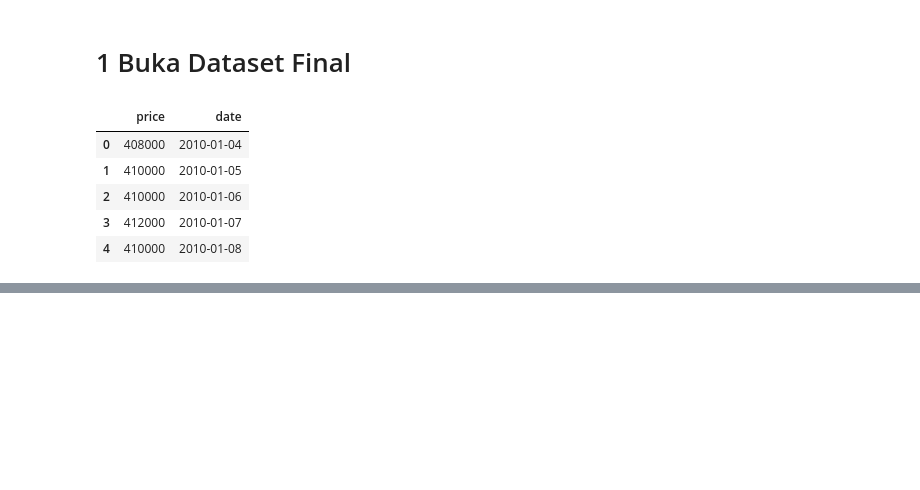
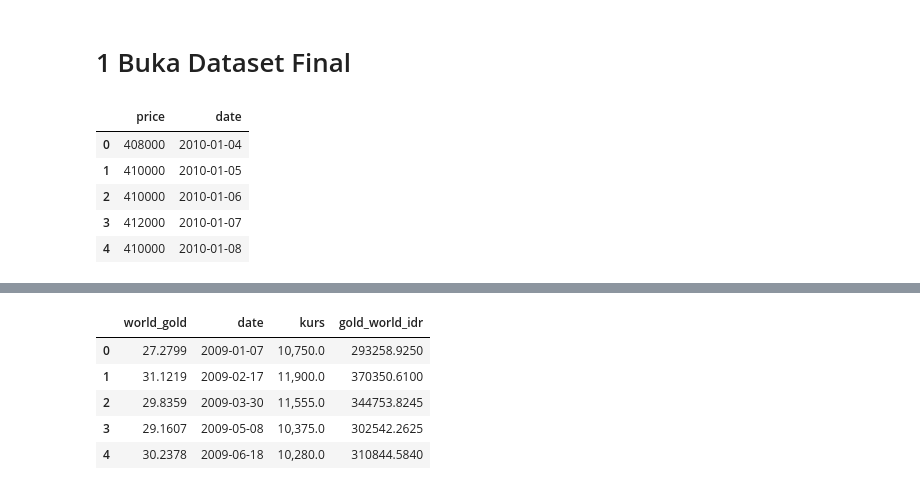
Before and after one commit to artsyhrstn/Perbandingan-Aset, a Jupyter notebook: ambil-emas-antam.ipynb, the cells around one changed output, grey strips where cells are left out. Drawn from its saved outputs; the diff is of its cells as text; code cells hidden in the pictures; blank space fills up the shorter version.

```diff
--- a/ambil-emas-antam.ipynb
+++ b/ambil-emas-antam.ipynb
@@ -87,0 +140,21 @@ plt.show()
+# %%
+# Define the file path
+usd_idr_csv_file_path = 'dataset/USD_IDR Historical Data.csv'
+
+# Read the CSV file into a DataFrame
+usd_idr_df = pd.read_csv(usd_idr_csv_file_path)
+
+# Display the first few rows of the DataFrame
+
+usd_idr_df = usd_idr_df[['Date', 'Price']]
+
+# Rename the 'Price' column to 'kurs'
+usd_idr_df.rename(columns={'Price': 'kurs'}, inplace=True)
+
+# Convert the 'Date' column to datetime format
+usd_idr_df['Date'] = pd.to_datetime(usd_idr_df['Date'], format='%m/%d/%Y')
+
+# Change the format to YYYY-MM-DD
+usd_idr_df['Date'] = usd_idr_df['Date'].dt.strftime('%Y-%m-%d')
+
+usd_idr_df.head()
@@ -87,0 +168,25 @@ plt.show()
+# %%
+# Ensure the 'date' column in gold_price_csv_df is in the same format as 'Date' in usd_idr_df
+gold_price_csv_df['date'] = gold_price_csv_df['date'].astype(str)
+
+# Merge the DataFrames on the 'date' and 'Date' columns
+merged_df = pd.merge(gold_price_csv_df, usd_idr_df, left_on='date', right_on='Date')
+
+# Rename the 'price' column to 'world_gold'
+merged_df.rename(columns={'price': 'world_gold'}, inplace=True)
+
+# Keep only the 'world_gold', 'date', and 'kurs' columns
+merged_df = merged_df[['world_gold', 'date', 'kurs']]
+
+# Calculate the gold price in IDR
+merged_df['gold_world_idr'] = merged_df['kurs'].str.replace(',', '').astype(float) * merged_df['world_gold']
+
+# Display the first few rows of the merged DataFrame
+merged_df.head()
+# %% [output]
+|  | world_gold | date | kurs | gold_world_idr |
+| 0 | 27.2799 | 2009-01-07 | 10,750.0 | 293258.9250 |
+| 1 | 31.1219 | 2009-02-17 | 11,900.0 | 370350.6100 |
+| 2 | 29.8359 | 2009-03-30 | 11,555.0 | 344753.8245 |
+| 3 | 29.1607 | 2009-05-08 | 10,375.0 | 302542.2625 |
+| 4 | 30.2378 | 2009-06-18 | 10,280.0 | 310844.5840 |
```
Also changed, not shown: parts of 14 cells of this notebook, 7 other files.
